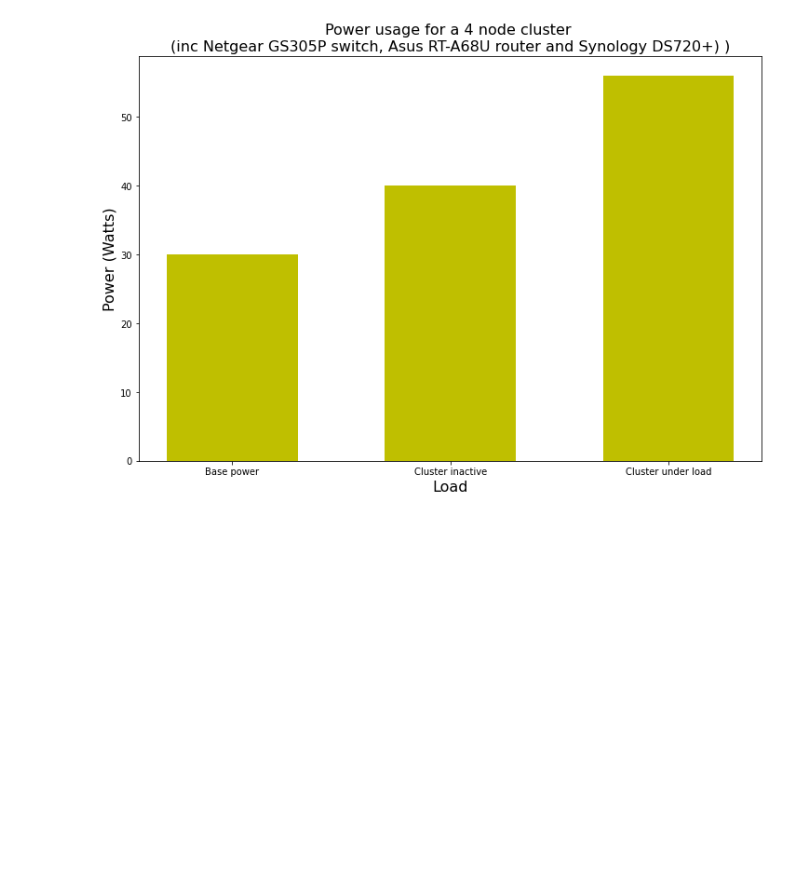
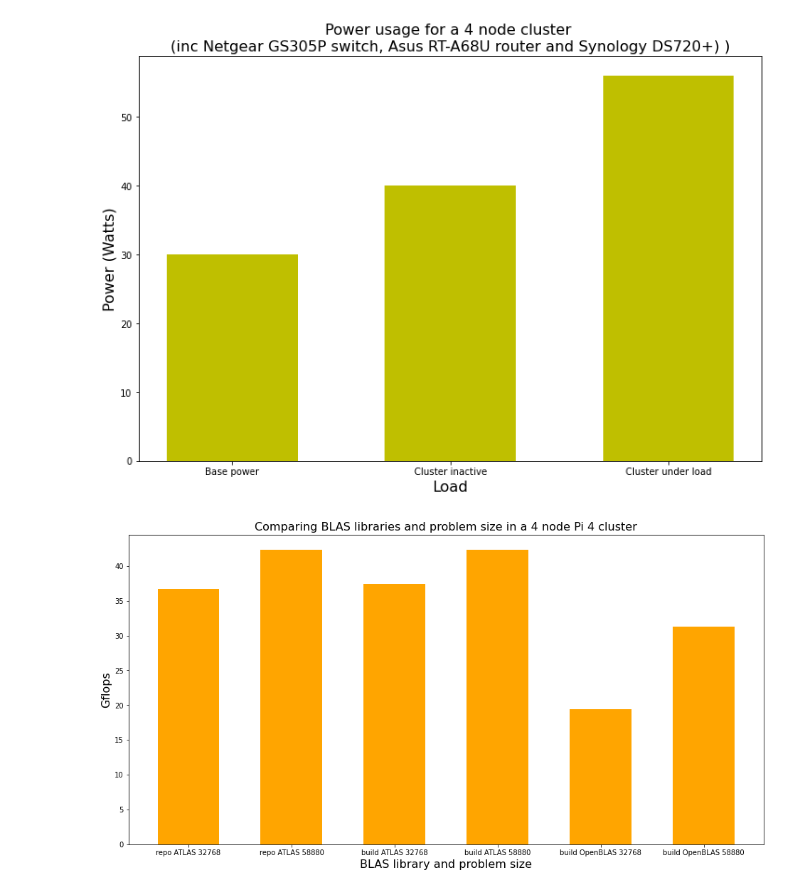
Before and after one commit to mikejmcfarlane/pi_notebooks, a Jupyter notebook: pi_hpl_testing.ipynb, the cells around one changed output. Cells and saved outputs as stored; diff of their text form; code cells hidden in the pictures; blank space fills up the shorter version.

```diff
--- a/pi_hpl_testing.ipynb
+++ b/pi_hpl_testing.ipynb
@@ -258,3 +258,35 @@ plt.xticks(index, ydata)
 plt.show()
 # %% [output]
 [figure]
+# %%
+# 01/10/2020 comparing BLAS libraries in a 4 node cluster
+
+gflops_repo_atlas_32768 = np.mean(np.array([3.6739e+01]))
+gflops_repo_atlas_58880 = np.mean(np.array([4.2531e+01,4.2197e+01,4.2383e+01]))
+gflops_build_atlas_32768 = np.mean(np.array([3.7119e+01,3.7968e+01,3.7196e+01]))
+gflops_build_atlas_58880 = np.mean(np.array([4.2183e+01,4.2308e+01,4.2507e+01]))
+gflops_build_openblas_32768 = np.mean(np.array([1.9451e+01,1.9374e+01,1.9415e+01]))
+gflops_build_openblas_58880 = np.mean(np.array([3.1269e+01,3.1257e+01,3.1428e+01]))
+
+N = 6
+y_data = (gflops_repo_atlas_32768, gflops_repo_atlas_58880, gflops_build_atlas_32768, gflops_build_atlas_58880, gflops_build_openblas_32768, gflops_build_openblas_58880)
+index = np.arange(N)
+width = 0.6
+
+x_data = ("repo ATLAS 32768", "repo ATLAS 58880", "build ATLAS 32768", "build ATLAS 58880", "build OpenBLAS 32768", "build OpenBLAS 58880")
+
+
+
+plt.subplots(figsize=(16,8))
+plt.bar(index, y_data, width, color = 'orange')
+
+
+plt.xlabel('BLAS library and problem size',fontsize=16)
+plt.ylabel('Gflops', fontsize=16)
+plt.title('Comparing BLAS libraries and problem size in a 4 node Pi 4 cluster', fontsize=16)
+plt.xticks(index, x_data)
+# plt.yticks(np.arange(0,40,8))
+
+plt.show()
+# %% [output]
+[figure, added]
```
Also changed, not shown: parts of 1 cell of this notebook.
